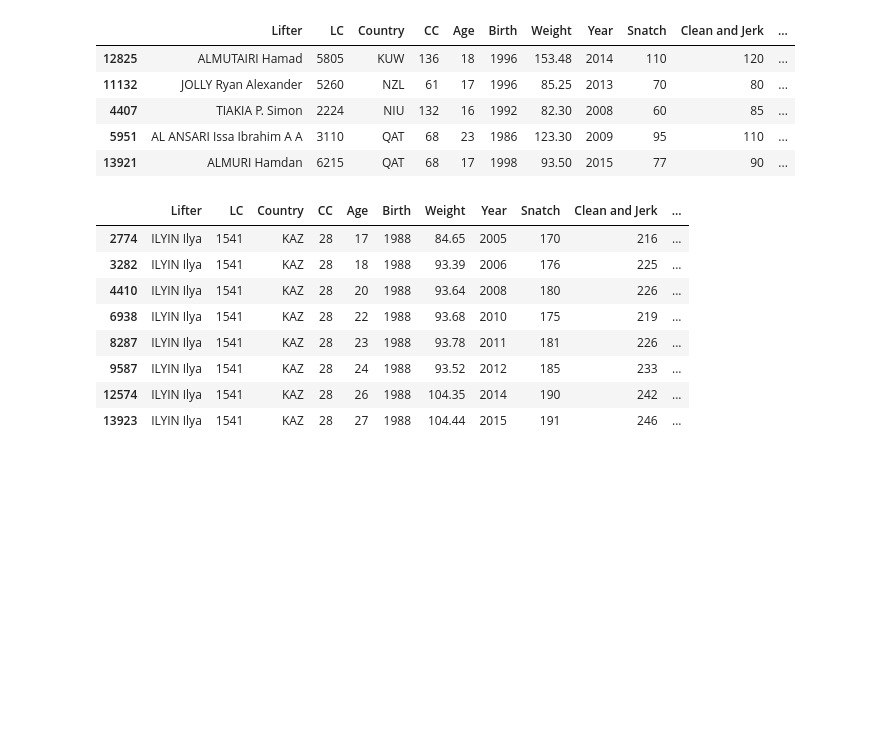
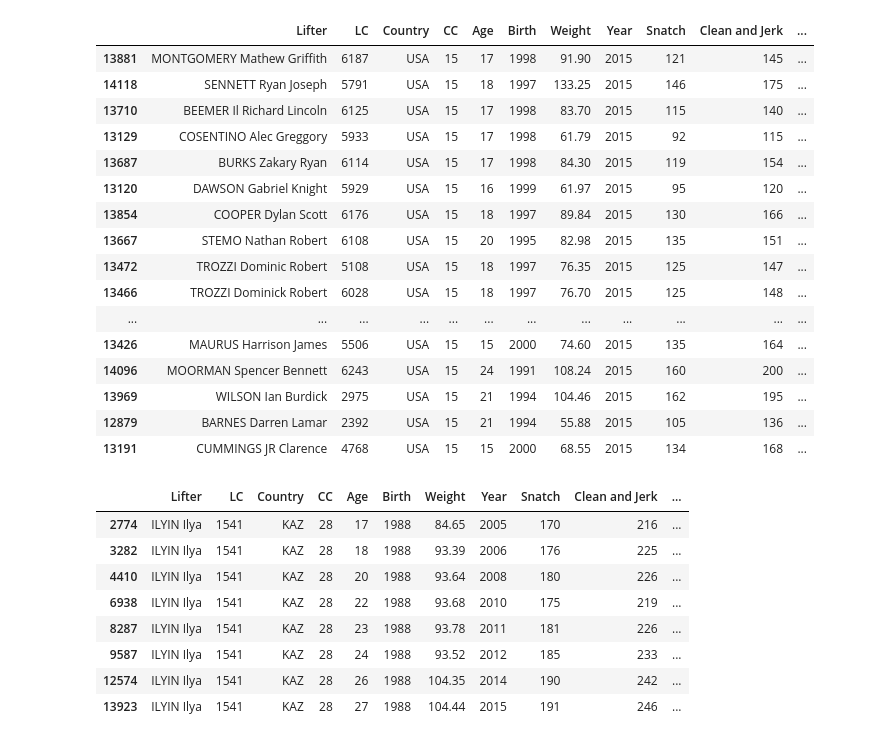
Before and after one commit to nelabdiel/worldrecordsweightlifting, a Jupyter notebook: Predictions.ipynb, the cells around one changed output. Drawn from its saved outputs; the diff is of its cells as text; code cells hidden in the pictures; blank space fills up the shorter version.

```diff
--- a/Predictions.ipynb
+++ b/Predictions.ipynb
@@ -25,15 +25,26 @@ recents = rdatac.rec
 #Filtering to keep only those lifters who are somewhat good.
 rdata= recents[(recents['NSC']>=-250) & (recents['Weight']>52) &
                (recents['Birth']>=1960) & (recents['Year']>1970)].sort('NSC', ascending=True)
-# %%
-rdata.head()
-# %% [output]
-|  | Lifter | LC | Country | CC | Age | Birth | Weight | Year | Snatch | Clean and Jerk | ... |
-| 12825 | ALMUTAIRI Hamad | 5805 | KUW | 136 | 18 | 1996 | 153.48 | 2014 | 110 | 120 | ... |
-| 11132 | JOLLY Ryan Alexander | 5260 | NZL | 61 | 17 | 1996 | 85.25 | 2013 | 70 | 80 | ... |
-| 4407 | TIAKIA P. Simon | 2224 | NIU | 132 | 16 | 1992 | 82.30 | 2008 | 60 | 85 | ... |
-| 5951 | AL ANSARI Issa Ibrahim A A | 3110 | QAT | 68 | 23 | 1986 | 123.30 | 2009 | 95 | 110 | ... |
-| 13921 | ALMURI Hamdan | 6215 | QAT | 68 | 17 | 1998 | 93.50 | 2015 | 77 | 90 | ... |
+# %%
+rdata[(rdata['Country']=='USA') & (rdata['Birth']>1990) &(rdata['Year']==2015)]
+# %% [output]
+|  | Lifter | LC | Country | CC | Age | Birth | Weight | Year | Snatch | Clean and Jerk | ... |
+| 13881 | MONTGOMERY Mathew Griffith | 6187 | USA | 15 | 17 | 1998 | 91.90 | 2015 | 121 | 145 | ... |
+| 14118 | SENNETT Ryan Joseph | 5791 | USA | 15 | 18 | 1997 | 133.25 | 2015 | 146 | 175 | ... |
+| 13710 | BEEMER Il Richard Lincoln | 6125 | USA | 15 | 17 | 1998 | 83.70 | 2015 | 115 | 140 | ... |
+| 13129 | COSENTINO Alec Greggory | 5933 | USA | 15 | 17 | 1998 | 61.79 | 2015 | 92 | 115 | ... |
+| 13687 | BURKS Zakary Ryan | 6114 | USA | 15 | 17 | 1998 | 84.30 | 2015 | 119 | 154 | ... |
+| 13120 | DAWSON Gabriel Knight | 5929 | USA | 15 | 16 | 1999 | 61.97 | 2015 | 95 | 120 | ... |
+| 13854 | COOPER Dylan Scott | 6176 | USA | 15 | 18 | 1997 | 89.84 | 2015 | 130 | 166 | ... |
+| 13667 | STEMO Nathan Robert | 6108 | USA | 15 | 20 | 1995 | 82.98 | 2015 | 135 | 151 | ... |
+| 13472 | TROZZI Dominic Robert | 5108 | USA | 15 | 18 | 1997 | 76.35 | 2015 | 125 | 147 | ... |
+| 13466 | TROZZI Dominick Robert | 6028 | USA | 15 | 18 | 1997 | 76.70 | 2015 | 125 | 148 | ... |
+| ... | ... | ... | ... | ... | ... | ... | ... | ... | ... | ... | ... |
+| 13426 | MAURUS Harrison James | 5506 | USA | 15 | 15 | 2000 | 74.60 | 2015 | 135 | 164 | ... |
+| 14096 | MOORMAN Spencer Bennett | 6243 | USA | 15 | 24 | 1991 | 108.24 | 2015 | 160 | 200 | ... |
+| 13969 | WILSON Ian Burdick | 2975 | USA | 15 | 21 | 1994 | 104.46 | 2015 | 162 | 195 | ... |
+| 12879 | BARNES Darren Lamar | 2392 | USA | 15 | 21 | 1994 | 55.88 | 2015 | 105 | 136 | ... |
+| 13191 | CUMMINGS JR Clarence | 4768 | USA | 15 | 15 | 2000 | 68.55 | 2015 | 134 | 168 | ... |
 # %%
 #looking up the stats of possibly the best lifter alive.
 recents[recents['LC']==1541]
```
Also changed, not shown: parts of 3 cells of this notebook, 1 other file.
